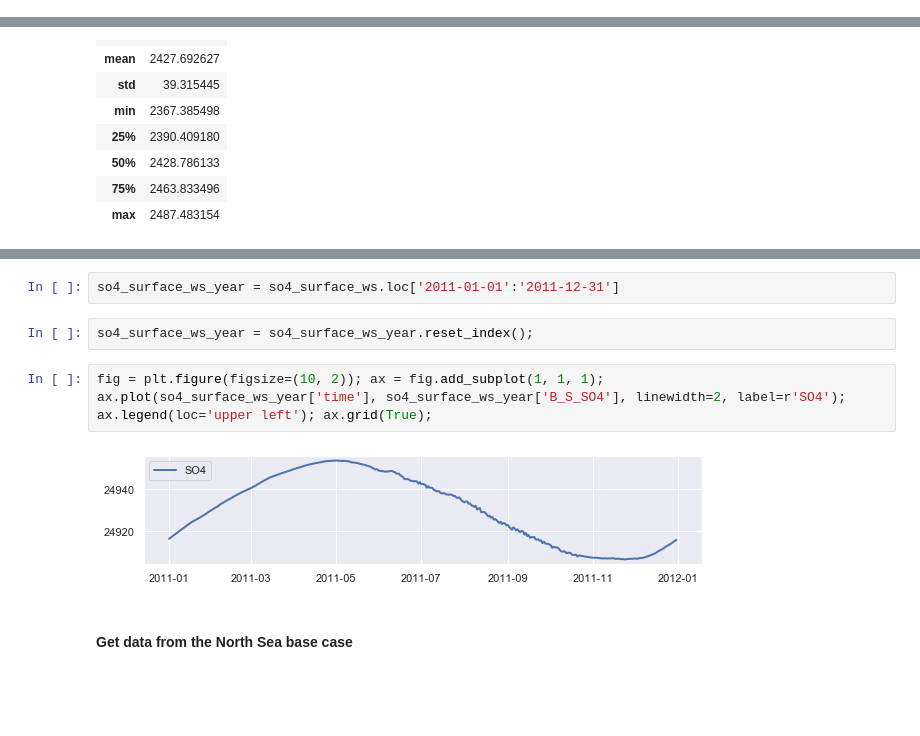
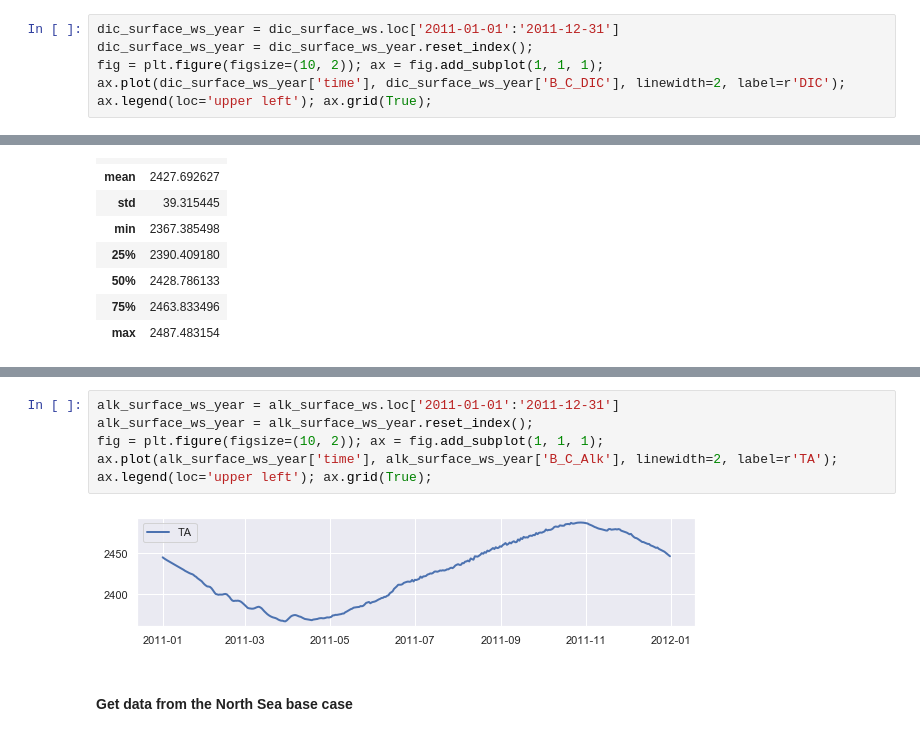
Before and after one commit to limash/Carbon_dioxide_absorption_drivers, a Jupyter notebook: 3_generate_netcdf.ipynb, the cells around one changed output, grey strips where cells are left out. Saved outputs shown, nothing was run; the diff lists cells and outputs as text; blank space fills up the shorter version.

```diff
--- a/3_generate_netcdf.ipynb
+++ b/3_generate_netcdf.ipynb
@@ -101,3 +101,9 @@ dic_surface_ws.describe()
 | 50% | 2336.302246 |
 | 75% | 2361.329712 |
 | max | 2442.804932 |
+# %%
+dic_surface_ws_year = dic_surface_ws.loc['2011-01-01':'2011-12-31']
+dic_surface_ws_year = dic_surface_ws_year.reset_index();
+fig = plt.figure(figsize=(10, 2)); ax = fig.add_subplot(1, 1, 1);
+ax.plot(dic_surface_ws_year['time'], dic_surface_ws_year['B_C_DIC'], linewidth=2, label=r'DIC');
+ax.legend(loc='upper left'); ax.grid(True);
@@ -128,13 +124,11 @@ so4_surface_ws.describe()
-# %%
-so4_surface_ws_year = so4_surface_ws.loc['2011-01-01':'2011-12-31']
-# %%
-so4_surface_ws_year = so4_surface_ws_year.reset_index();
 # %%
+alk_surface_ws_year = alk_surface_ws.loc['2011-01-01':'2011-12-31']
+alk_surface_ws_year = alk_surface_ws_year.reset_index();
 fig = plt.figure(figsize=(10, 2)); ax = fig.add_subplot(1, 1, 1);
-ax.plot(so4_surface_ws_year['time'], so4_surface_ws_year['B_S_SO4'], linewidth=2, label=r'SO4');
+ax.plot(alk_surface_ws_year['time'], alk_surface_ws_year['B_C_Alk'], linewidth=2, label=r'TA');
 ax.legend(loc='upper left'); ax.grid(True);
 # %% [output]
-[figure, old version]
+[figure, new version]
 # %% [markdown]
 #### Get data from the North Sea base case
 # %%
```
Also changed, not shown: parts of 10 cells of this notebook, 2 other files.
